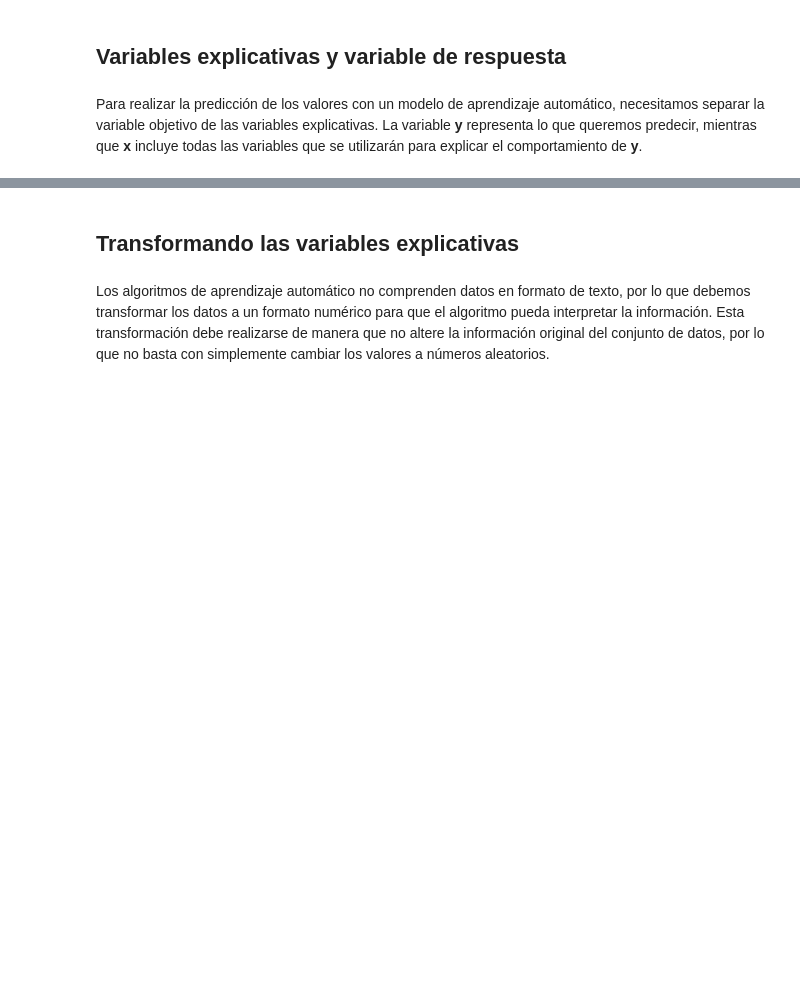
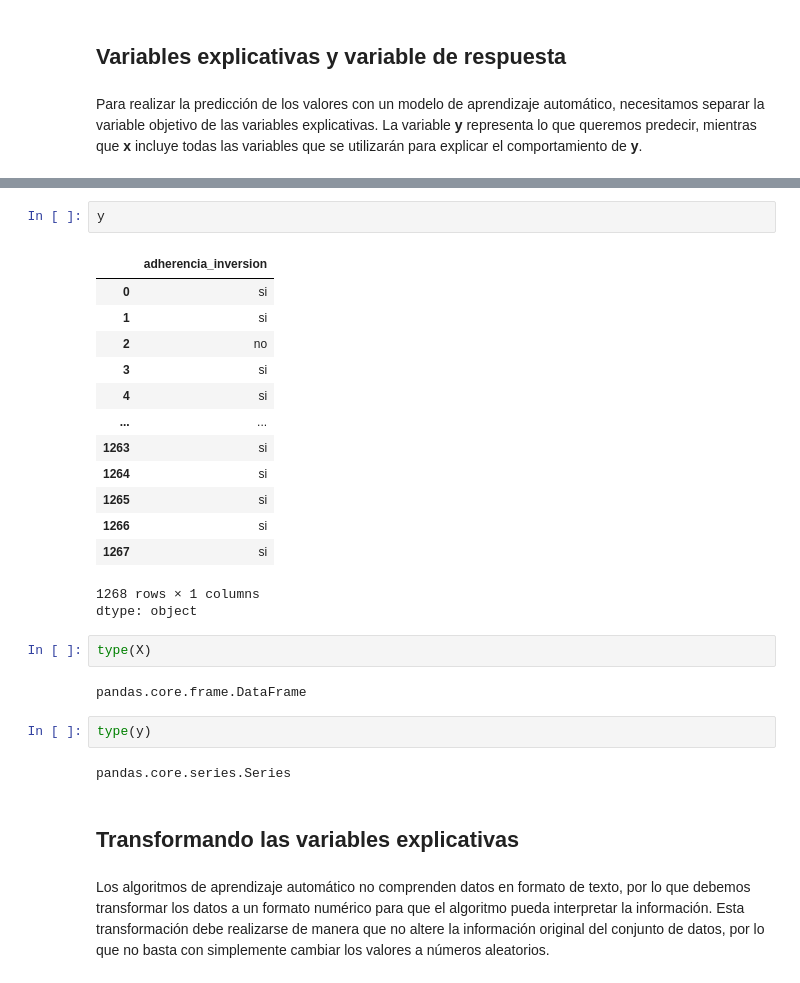
Before and after one commit to mg253a/Aprendiendo-a-clasificar-datos-con-Machine-Learning, a Jupyter notebook: Clasificacion_primeros_pasos.ipynb, the cells around one changed output, grey strips where cells are left out. Saved outputs shown, nothing was run; the diff lists cells and outputs as text; blank space fills up the shorter version.

```diff
--- a/Clasificacion_primeros_pasos.ipynb
+++ b/Clasificacion_primeros_pasos.ipynb
@@ -105,3 +140,28 @@ Para realizar la predicción de los valores con un modelo de aprendizaje automá
+# %%
+y
+# %% [output]
+|  | adherencia_inversion |
+| 0 | si |
+| 1 | si |
+| 2 | no |
+| 3 | si |
+| 4 | si |
+| ... | ... |
+| 1263 | si |
+| 1264 | si |
+| 1265 | si |
+| 1266 | si |
+| 1267 | si |
+1268 rows × 1 columns
+dtype: object
+# %%
+type(X)
+# %% [output]
+pandas.core.frame.DataFrame
+# %%
+type(y)
+# %% [output]
+pandas.core.series.Series
 # %% [markdown]
 ## Transformando las variables explicativas
 # %% [markdown]
```
Also changed, not shown: parts of 8 cells of this notebook.
